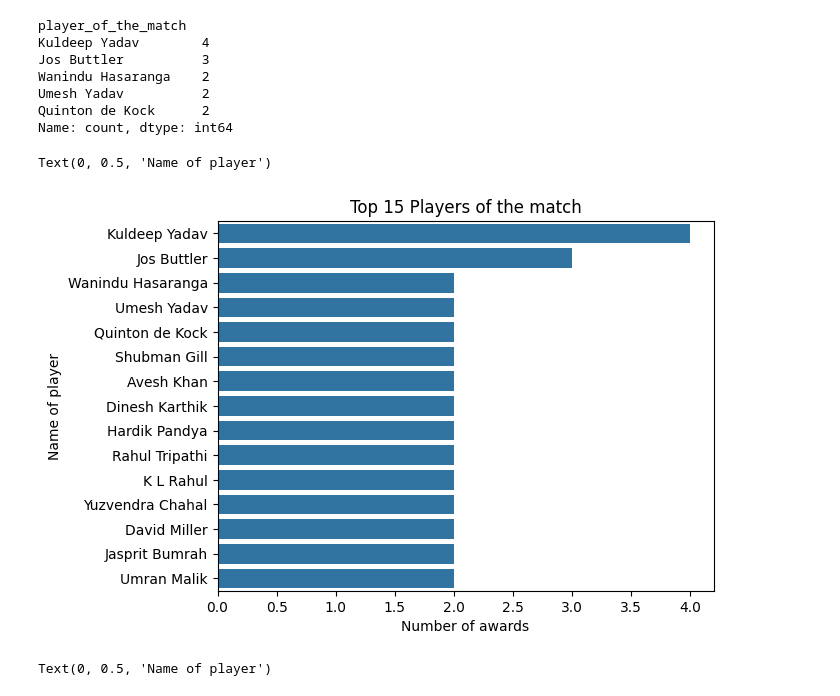
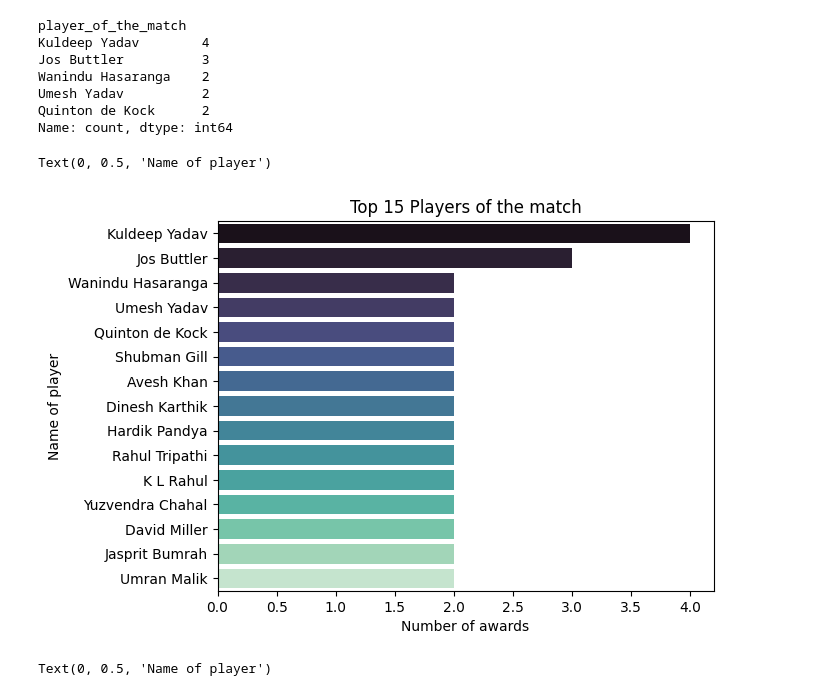
Before and after one commit to ZippoAI/Python-Data-Visualization, a Jupyter notebook: 4.Projects/1.IPLProject.ipynb, the cells around one changed output. Drawn from its saved outputs; the diff is of its cells as text; code cells hidden in the pictures.

```diff
--- a/4.Projects/1.IPLProject.ipynb
+++ b/4.Projects/1.IPLProject.ipynb
@@ -158,13 +158,13 @@ Quinton de Kock      2
 Name: count, dtype: int64
 # %%
 award_count = df['player_of_the_match'].value_counts().head(15)
-sns.barplot(y=award_count.index, x=award_count.values)
+sns.barplot(y=award_count.index, x=award_count.values, palette='mako', hue=award_count.index)
 plt.title('Top 15 Players of the match')
 plt.xlabel('Number of awards')
 plt.ylabel('Name of player')
 # %% [output]
 Text(0, 0.5, 'Name of player')
-[figure, old version]
+[figure, new version]
 # %%
 sns.countplot(
     data=df,
```
Also changed, not shown: parts of 14 cells of this notebook.
